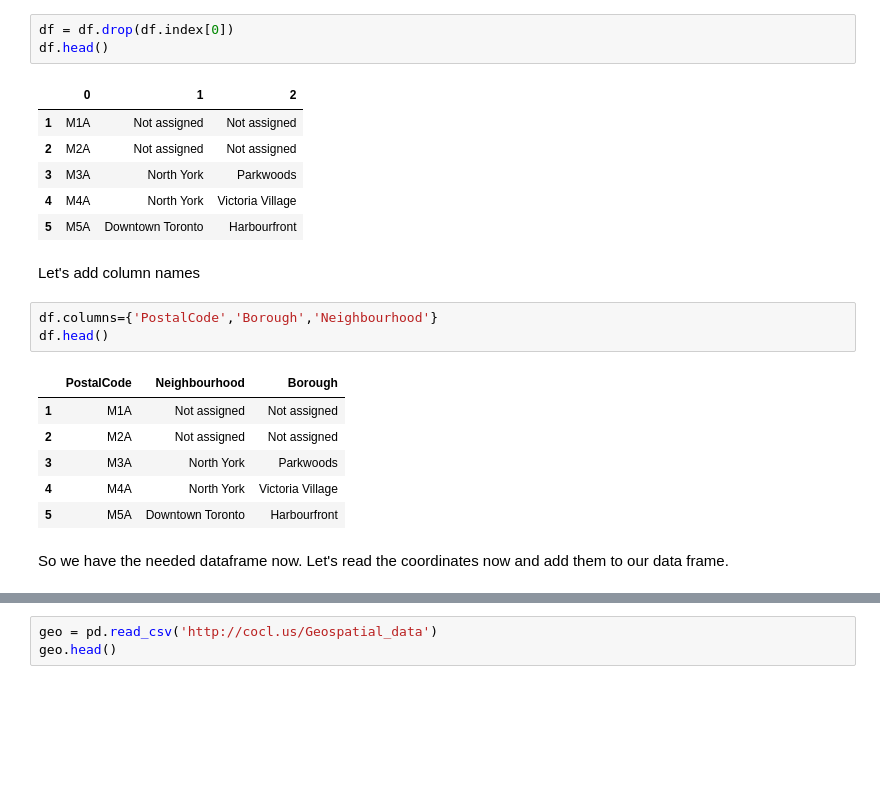
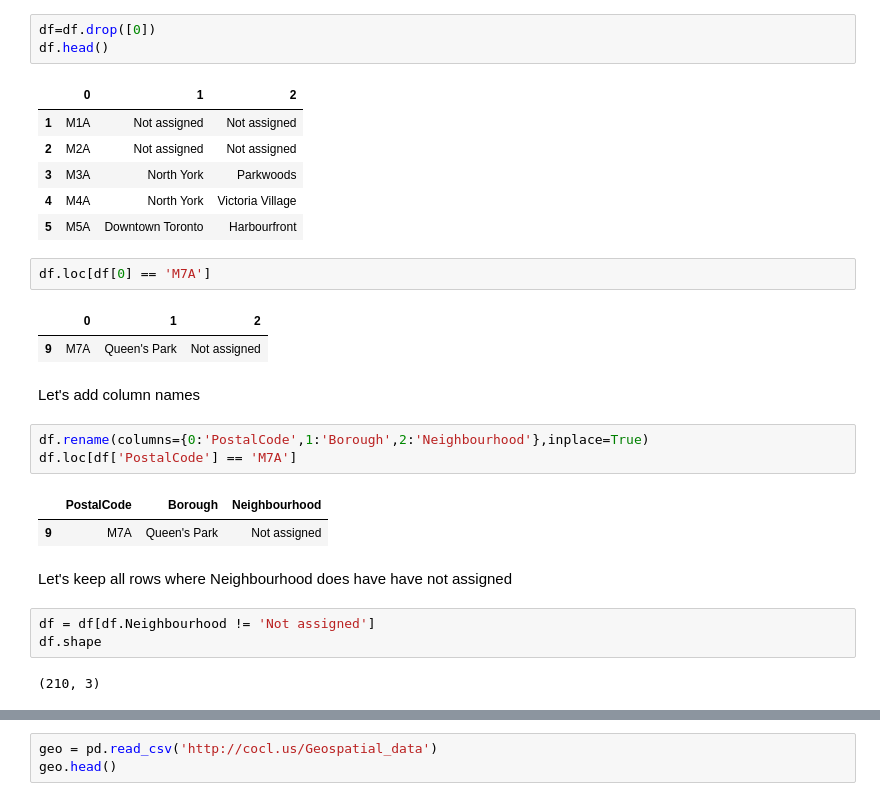
Before and after one commit to notthatyoda/coursera-adsc, a Jupyter notebook: segmenting-clustering.ipynb, the cells around one changed output, grey strips where cells are left out. Saved outputs shown, nothing was run; the diff lists cells and outputs as text; blank space fills up the shorter version.

```diff
--- a/segmenting-clustering.ipynb
+++ b/segmenting-clustering.ipynb
@@ -52,7 +47,7 @@ df.head()
 # %% [markdown]
 So we have the data we need but the header is also added as a row.
 # %%
-df = df.drop(df.index[0])
+df=df.drop([0])
 df.head()
 # %% [output]
 |  | 0 | 1 | 2 |
@@ -61,17 +56,23 @@ df.head()
 | 3 | M3A | North York | Parkwoods |
 | 4 | M4A | North York | Victoria Village |
 | 5 | M5A | Downtown Toronto | Harbourfront |
+# %%
+df.loc[df[0] == 'M7A']
+# %% [output]
+|  | 0 | 1 | 2 |
+| 9 | M7A | Queen's Park | Not assigned |
 # %% [markdown]
 Let's add column names
 # %%
-df.columns={'PostalCode','Borough','Neighbourhood'}
-df.head()
+df.rename(columns={0:'PostalCode',1:'Borough',2:'Neighbourhood'},inplace=True)
+df.loc[df['PostalCode'] == 'M7A']
 # %% [output]
-|  | PostalCode | Neighbourhood | Borough |
-| 1 | M1A | Not assigned | Not assigned |
-| 2 | M2A | Not assigned | Not assigned |
-| 3 | M3A | North York | Parkwoods |
-| 4 | M4A | North York | Victoria Village |
-| 5 | M5A | Downtown Toronto | Harbourfront |
+|  | PostalCode | Borough | Neighbourhood |
+| 9 | M7A | Queen's Park | Not assigned |
-# %% [markdown]
-So we have the needed dataframe now. Let's read the coordinates now and add them to our data frame.
+# %% [markdown]
+Let's keep all rows where Neighbourhood does have have not assigned
+# %%
+df = df[df.Neighbourhood != 'Not assigned']
+df.shape
+# %% [output]
+(210, 3)
```
Also changed, not shown: parts of 25 cells of this notebook.
